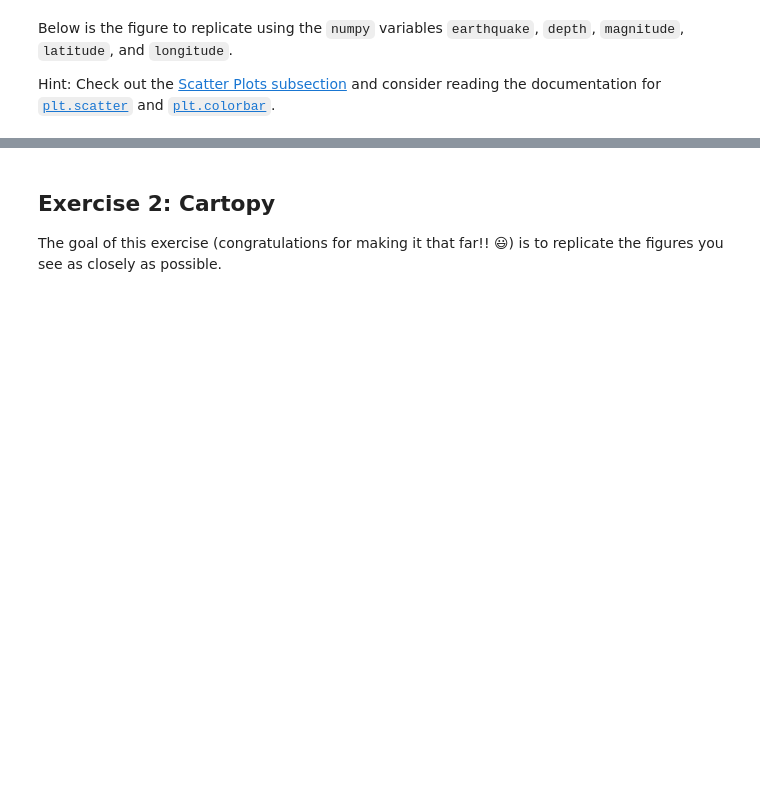
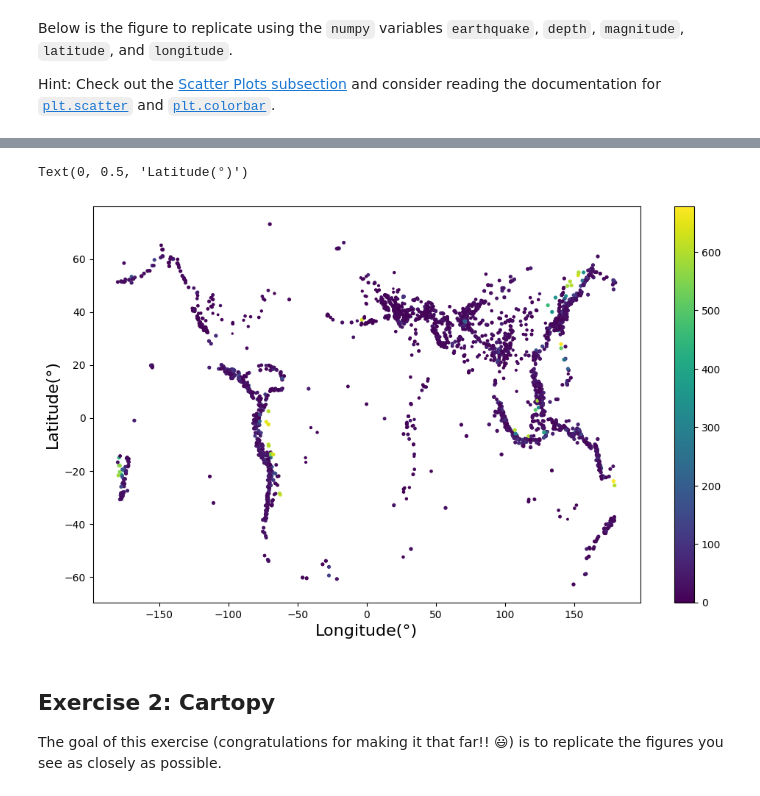
Before and after one commit to AlessioNembrini/2023_Intro_Python, a Jupyter notebook: Copia_di_W2_S2.ipynb, the cells around one changed output, grey strips where cells are left out. Drawn from its saved outputs; the diff is of its cells as text; code cells hidden in the pictures; blank space fills up the shorter version.

```diff
--- a/Copia_di_W2_S2.ipynb
+++ b/Copia_di_W2_S2.ipynb
@@ -130,3 +99,13 @@ plt.show()
+# %%
+# Replicate the figure here
+fig, ax = plt.subplots(figsize=(12, 7))
+plt.scatter(longitude, latitude, magnitude, depth)
+plt.colorbar()
+plt.xlabel("Longitude(°)", size = 16,)
+plt.ylabel("Latitude(°)", size = 16,)
+# %% [output]
+Text(0, 0.5, 'Latitude(°)')
+[figure, added]
 # %% [markdown]
 ## Exercise 2: Cartopy
 
```
Also changed, not shown: parts of 8 cells of this notebook.
